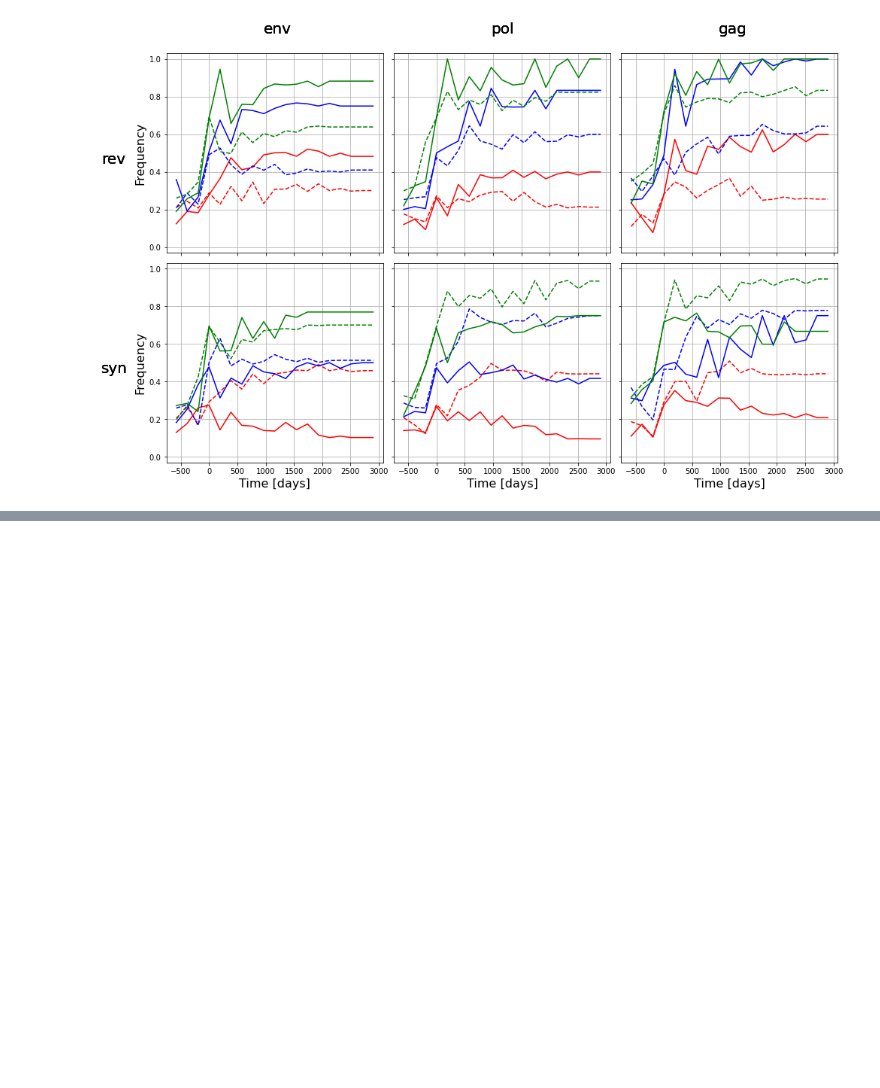
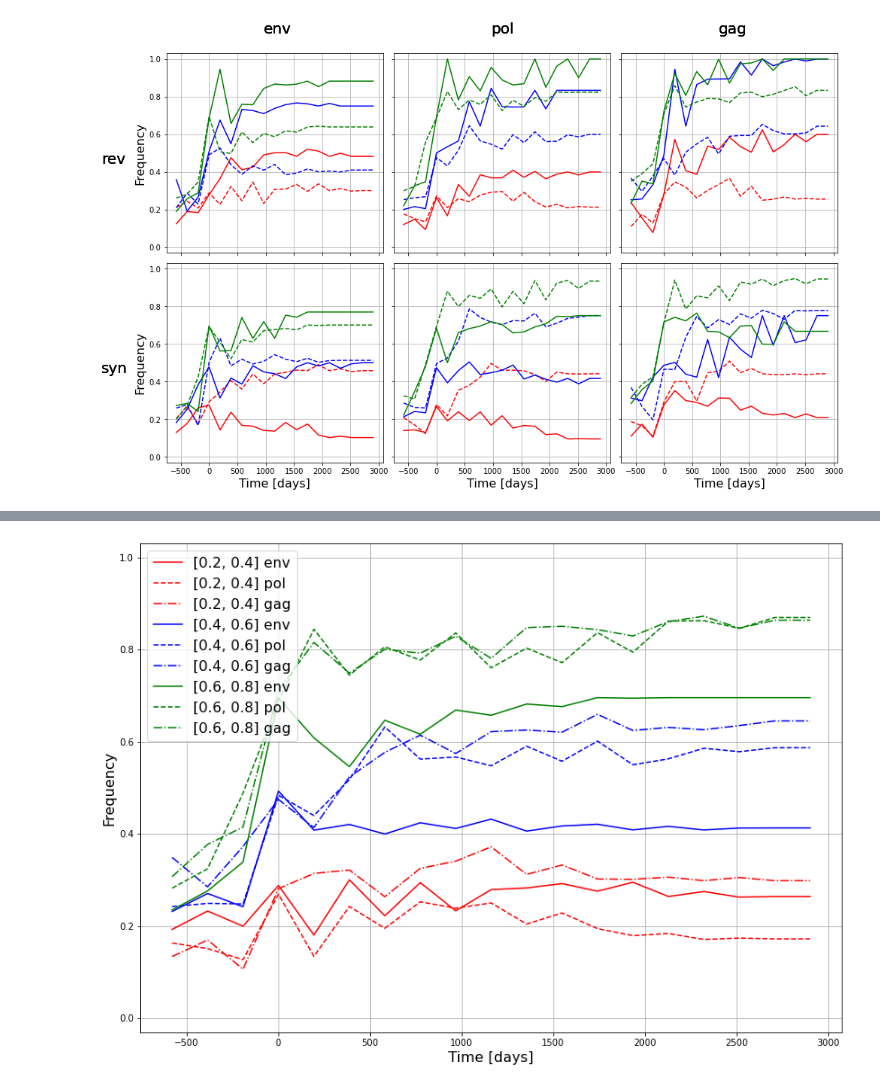
Before and after one commit to neherlab/HIVEVO_recombination, a Jupyter notebook: notebooks/paper_draft/P_fix_mean_in_time.ipynb, the cells around one changed output, grey strips where cells are left out. Cells and saved outputs as stored; diff of their text form; code cells hidden in the pictures; blank space fills up the shorter version.

```diff
--- a/notebooks/paper_draft/P_fix_mean_in_time.ipynb
+++ b/notebooks/paper_draft/P_fix_mean_in_time.ipynb
@@ -141,0 +148,25 @@ plot_mean_in_time(times, means, freq_ranges)
+# %%
+def plot_mean2(times, means, traj_type="all", savefig=False, fontsize=16):
+    freq_ranges = [[0.2, 0.4], [0.4, 0.6], [0.6, 0.8]]
+    regions = ["env","pol","gag"]
+    colors = ["r","b","g"]
+    lines = ["-","--","-."]
+
+    plt.figure(figsize=(14,10))
+    for ii, freq_range in enumerate(freq_ranges):
+        for jj, region in enumerate(regions):
+            plt.plot(times, means[str(freq_range)][region][traj_type], lines[jj], color=colors[ii], label= str(freq_range) + " " + region)
+
+    plt.xlabel("Time [days]", fontsize=fontsize)
+    plt.ylabel("Frequency", fontsize=fontsize)
+    plt.ylim([-0.03, 1.03])
+    plt.grid()
+    plt.legend(fontsize=fontsize)
+
+    if savefig:
+        plt.savefig(savefig+".pdf", format="pdf")
+    plt.show()
+
+plot_mean2(times, means, savefig="Means_alltraj_per_gene")
+# %% [output]
+[figure, added]
```
Also changed, not shown: parts of 6 cells of this notebook, 3 other files.
